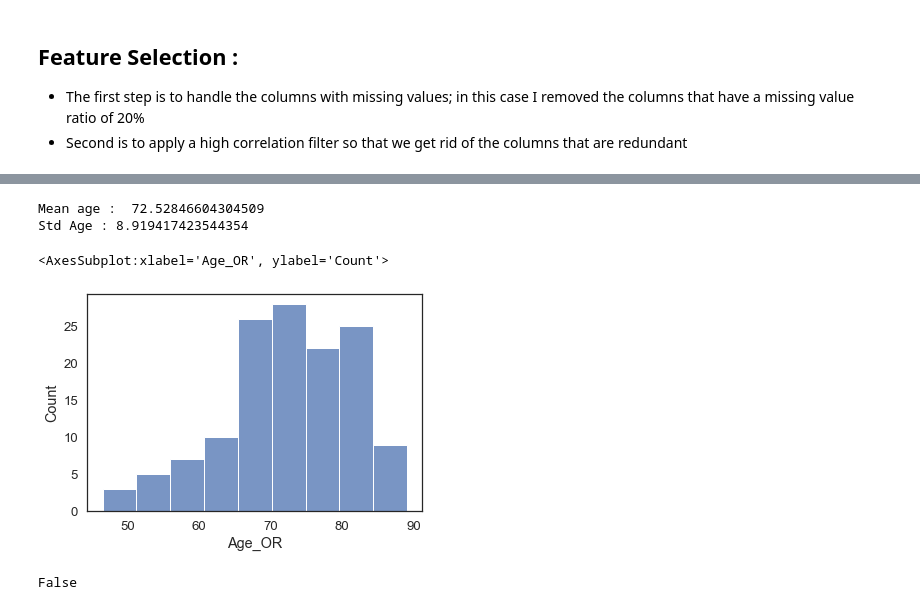
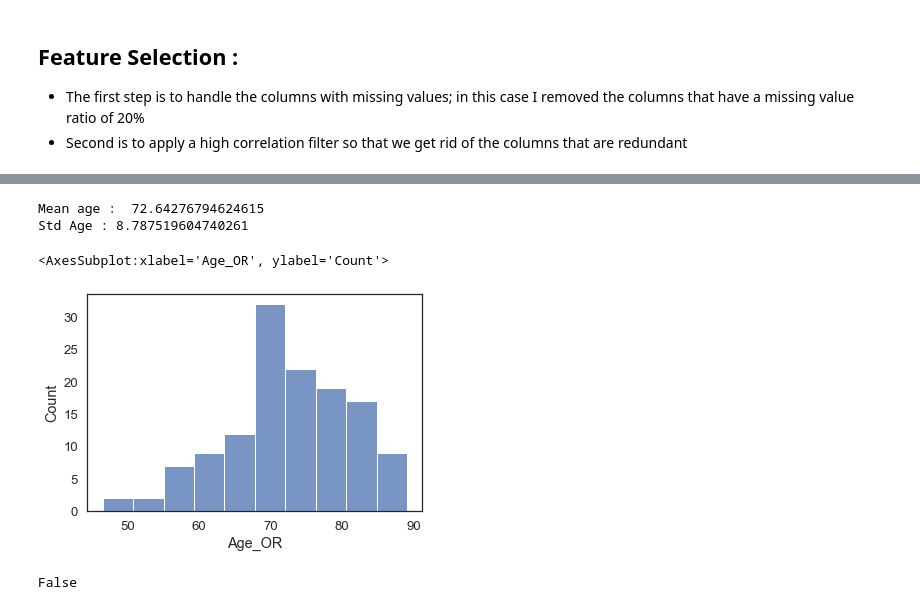
Before and after one commit to elifozkn/EEG-Burst-Suppression-Analysis, a Jupyter notebook: EEG-BS.ipynb, the cells around one changed output, grey strips where cells are left out. Cells and saved outputs as stored; diff of their text form; code cells hidden in the pictures.

```diff
--- a/EEG-BS.ipynb
+++ b/EEG-BS.ipynb
@@ -1141,6 +1145,7 @@ patients_df["BS"] = patients_df["BS"].map({'ja' : 1, 'nee' : 0})
 
 final_df = pd.merge(patients_df,additional, on = "ID")
 
+final_df  = final_df[final_df["BS"].notna()]
 final_df
 # %% [output]
 <class 'pandas.core.frame.DataFrame'>
@@ -1216,11 +1213,3 @@ def low_variance_filter(df):
-# %%
-final_df = final_df.drop(["Length", "Weight","latencyofclampingtoEEGchangesminutes",
-             "Age at OR","Hypertension_tom", "kindofcomplication1","Antihypertensiva_recovery" ],axis = 1)
-final_df,uninformative_features = remove_uninformative_features(final_df)
-
-final_df_window = final_df_window.drop(["Length", "Weight","latencyofclampingtoEEGchangesminutes",
-             "Age at OR","Hypertension_tom", "kindofcomplication1","Antihypertensiva_recovery" ],axis = 1)
-final_df_window = final_df_window.drop(uninformative_features, axis = 1)
 # %%
 def corrFilter(x: pd.DataFrame, bound: float):
     xCorr = x.corr()
@@ -1265,6 +1254,0 @@ Index(['ID', 'BS', 'mean_alpha', 'mean_beta', 'mean_delta', 'mean_theta',
-# %%
-final_df = final_df.drop(['Alcohol_units_week', 'Dyslipidaemia_tom', 'Side_stenosis', 'degree_of_stenosis', 'Induction_propofol', 'Induction_etomidate', 'Sufentanil_induction', 'Remifentanil_induction', 'Dosage_fentanyl_per_kg','shunting', 'shunt_indication', 'complication',
-            'Deathin90days', 'latency',"Induction_fentanyl", "Diabetes_type_2_tom", "Induction_agent_midazolam",
-            "Maintenance_opioid", "hypertension", "At_Risk_Alcohol_consumption", "Obesity_tom", "Heart_disease_LIBRA",
-            "Peripheral_artery_disease_tom", "Dosage_sufentanil","Maintenance_inhalational" , "Short_hypotension_after_induction", "Vasopression_norepinefrine", "Antihypotensive_intraop", "Lenght_of_hospital_stay", "DOS_score"],axis =1)
-final_df.columns
@@ -1322,0 +1260,23 @@ sns.countplot(x = "Gender",data=annotated_df,hue = "BS")
+# %%
+redundant_vars = ["Age at OR", "latencyofclampingtoEEGchangesminutes",
+"Length","Induction_etomidate","Induction_fentanyl",
+"Diabetes_type_2_tom","Induction_agent_midazolam",
+"Maintenance_opioid","preop_antihypertensives",
+"Alcohol_units_week","Obesity_tom",
+ "Heart_disease_LIBRA",'Physical_activity',
+"Peripheral_artery_disease_tom",
+"Sufentanil_induction","shunt_indication",
+"DOS_score", "kindofcomplication1",
+"Hypertension_tom", "Weight", "Induction_propofol",'Kind_of_symptomatic_TIAstroke', 'Side_stenosis',
+'localisation_of_operation','Dyslipidaemia_tom', 'contralateral_stenosis', 'degree_of_stenosis',
+'degree_of_contralateral_stenosis_NASCET', 'eGFR', 'Dosage_etomidate_per_kg',
+'Dosage_fentanyl_per_kg','Antihypotensive_use_recovery',
+'Antihypertensiva_recovery', 'TCD',"Remifentanil_induction","postop_antihypertensives",
+'Lenght_of_hospital_stay', 'clamping_time_min',"BMI",'type_of_operation',
+       'Symptoms']
+
+final_df = final_df.drop(redundant_vars,axis = 1)
+final_df_window2 = final_df_window2.drop(redundant_vars, axis = 1)
+final_df_window5 = final_df_window5.drop(redundant_vars, axis = 1)
+final_df_window7 = final_df_window7.drop(redundant_vars, axis = 1)
+final_df_window10 = final_df_window10.drop(redundant_vars, axis = 1)
@@ -1323,12 +1312,12 @@ sns.countplot(x = "Gender",data=annotated_df,hue = "BS")
 # %%
 from numpy import *
-print("Mean age : ", mean(annotated_df["Age_OR"]))
-print("Std Age :" , std(annotated_df["Age_OR"]))
-sns.histplot(x = "Age_OR", data=annotated_df)
+print("Mean age : ", mean(final_df["Age_OR"]))
+print("Std Age :" , std(final_df["Age_OR"]))
+sns.histplot(x = "Age_OR", data=final_df)
 # %% [output]
-Mean age :  72.52846604304509
-Std Age : 8.919417423544354
+Mean age :  72.64276794624615
+Std Age : 8.787519604740261
 <AxesSubplot:xlabel='Age_OR', ylabel='Count'>
-[figure, old version]
+[figure, new version]
 # %%
 ## fill in the missing values
```
Also changed, not shown: parts of 71 cells of this notebook.
